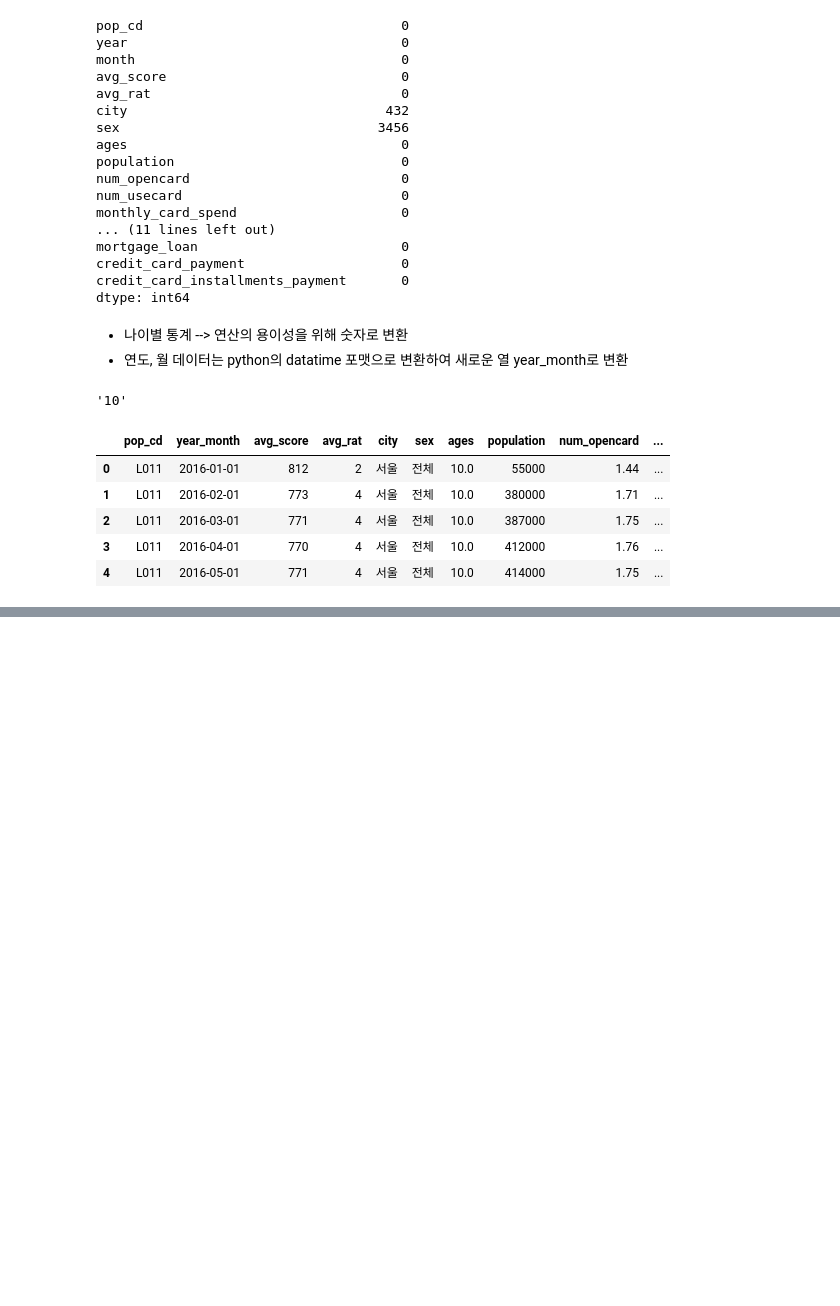
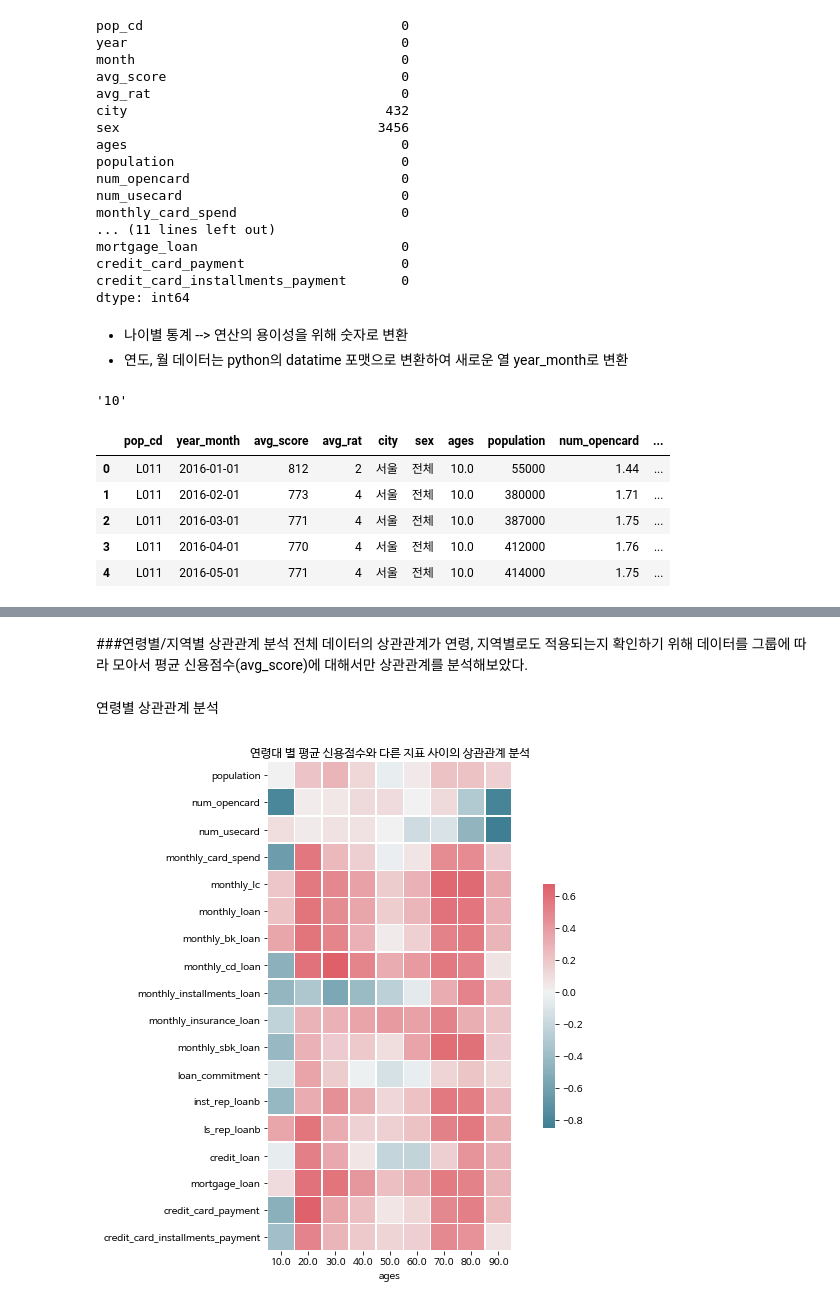
Before and after one commit to Sejong-Kaggle-Challengers/jeongmin, a Jupyter notebook: KCB_금융스타일_시각화.ipynb, the cells around one changed output, grey strips where cells are left out. Cells and saved outputs as stored; diff of their text form; code cells hidden in the pictures; blank space fills up the shorter version.

```diff
--- a/KCB_금융스타일_시각화.ipynb
+++ b/KCB_금융스타일_시각화.ipynb
@@ -148,0 +263,22 @@ train.head()
+# %% [markdown]
+###연령별/지역별 상관관계 분석
+전체 데이터의 상관관계가 연령, 지역별로도 적용되는지 확인하기 위해 데이터를 그룹에 따라 모아서 평균 신용점수(avg_score)에 대해서만 상관관계를 분석해보았다.
+# %% [markdown]
+연령별 상관관계 분석
+# %%
+corr = train[train.columns[1:]].groupby('ages').corr()['avg_score'].fillna(0).unstack()
+mask = np.zeros_like(corr, dtype=np.bool)
+
+# Set up the matplotlib figure
+f, ax = plt.subplots(figsize=(11, 9))
+
+# Generate a custom diverging colormap
+cmap = sns.diverging_palette(220, 10, as_cmap=True)
+
+# Draw the heatmap with the mask and correct aspect ratio
+sns.heatmap(corr.T[2:],  cmap=cmap,  center=0,
+            square=True, linewidths=.5, cbar_kws={"shrink": .5})
+plt.title('연령대 별 평균 신용점수와 다른 지표 사이의 상관관계 분석')
+plt.show()
+# %% [output]
+[figure, added]
```
Also changed, not shown: parts of 13 cells of this notebook.
